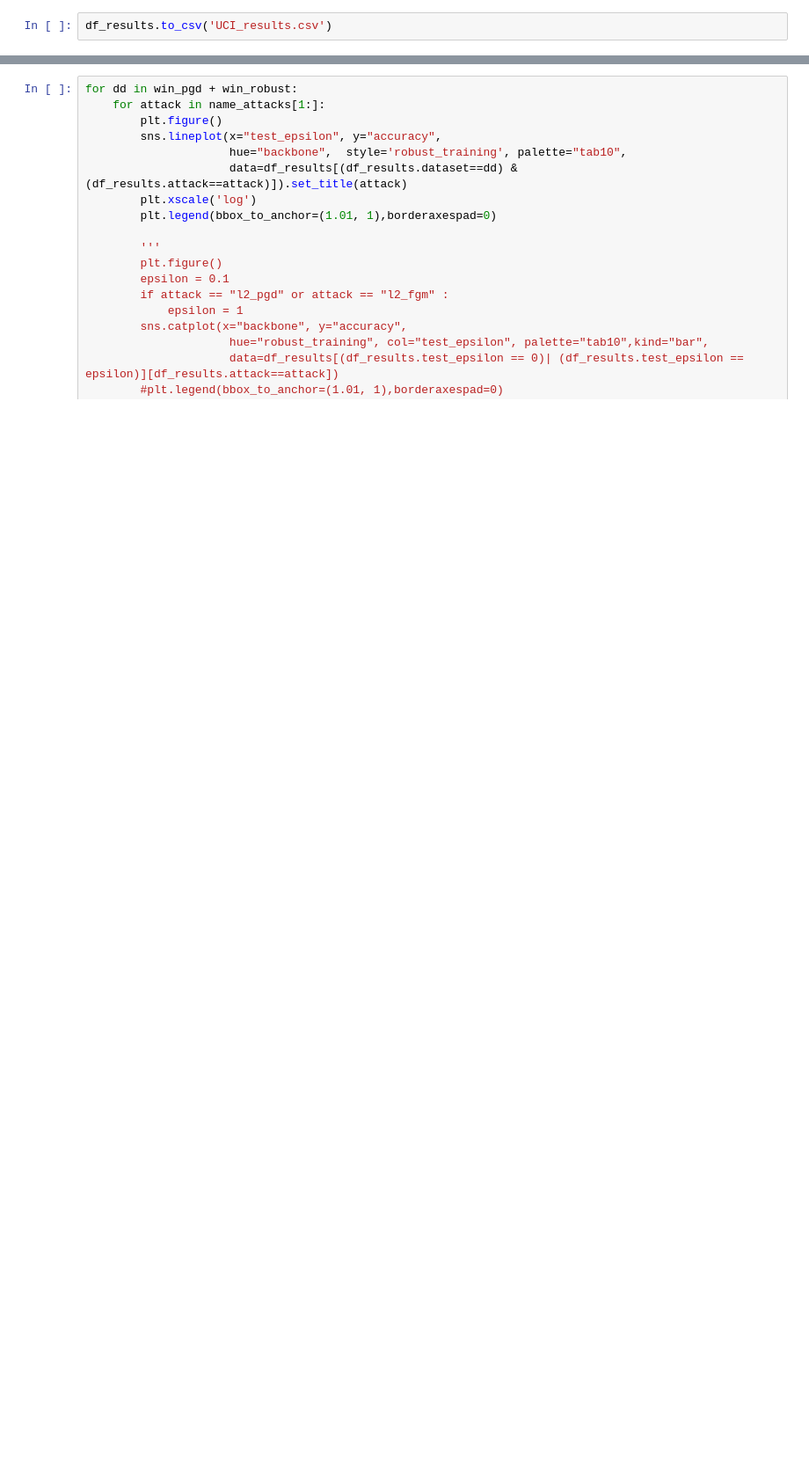
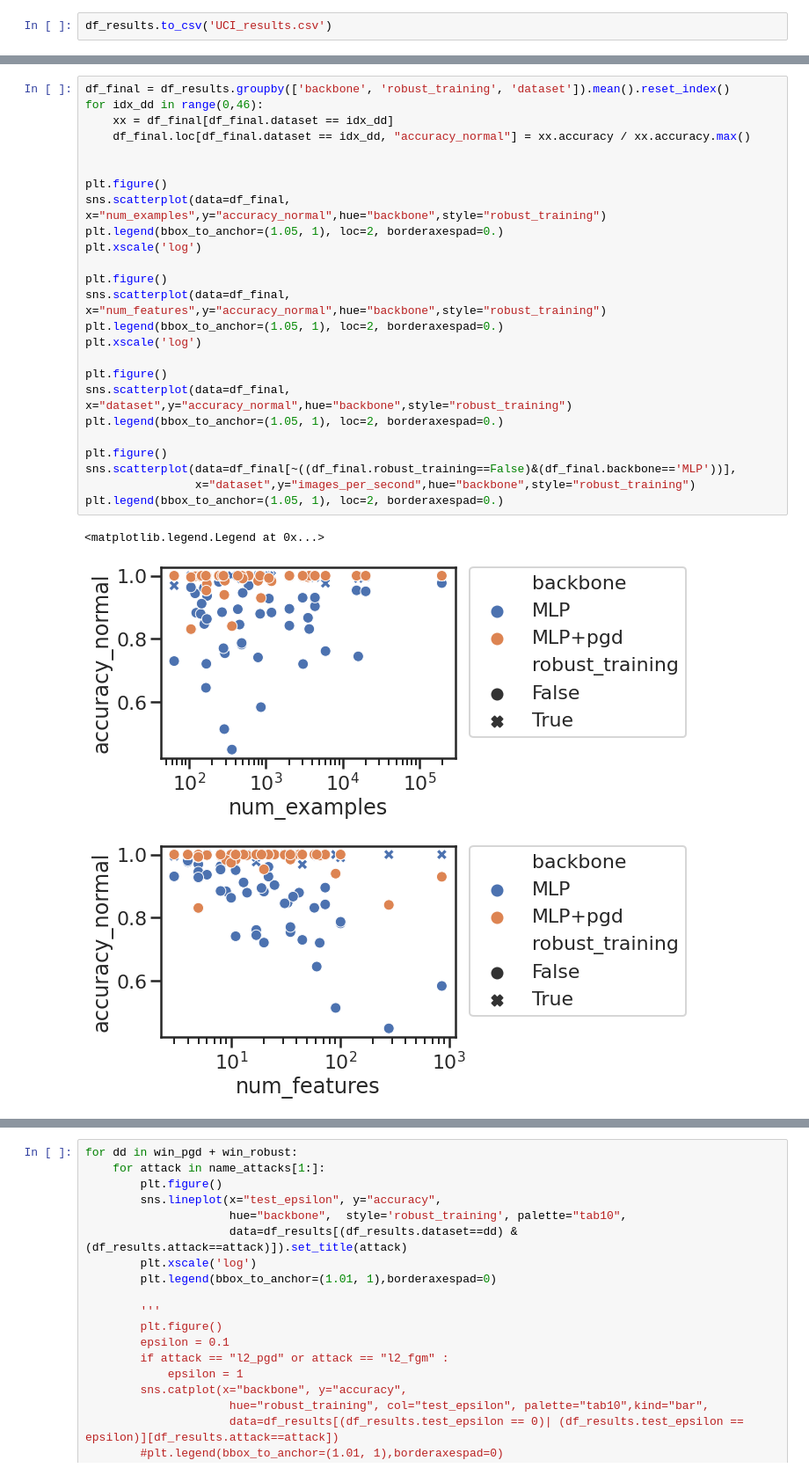
Before and after one commit to kimvc7/Robustness, a Jupyter notebook: notebooks/UCI.ipynb, the cells around one changed output, grey strips where cells are left out. Shown at 88% size. Drawn from its saved outputs; the diff is of its cells as text; blank space fills up the shorter version.

```diff
--- a/notebooks/UCI.ipynb
+++ b/notebooks/UCI.ipynb
@@ -214,0 +250,29 @@ plt.legend(bbox_to_anchor=(1.05, 1), loc=2, borderaxespad=0.)
+# %%
+df_final = df_results.groupby(['backbone', 'robust_training', 'dataset']).mean().reset_index()
+for idx_dd in range(0,46):
+    xx = df_final[df_final.dataset == idx_dd]
+    df_final.loc[df_final.dataset == idx_dd, "accuracy_normal"] = xx.accuracy / xx.accuracy.max()
+
+
+plt.figure()
+sns.scatterplot(data=df_final, x="num_examples",y="accuracy_normal",hue="backbone",style="robust_training")
+plt.legend(bbox_to_anchor=(1.05, 1), loc=2, borderaxespad=0.)
+plt.xscale('log')
+
+plt.figure()
+sns.scatterplot(data=df_final, x="num_features",y="accuracy_normal",hue="backbone",style="robust_training")
+plt.legend(bbox_to_anchor=(1.05, 1), loc=2, borderaxespad=0.)
+plt.xscale('log')
+
+plt.figure()
+sns.scatterplot(data=df_final, x="dataset",y="accuracy_normal",hue="backbone",style="robust_training")
+plt.legend(bbox_to_anchor=(1.05, 1), loc=2, borderaxespad=0.)
+
+plt.figure()
+sns.scatterplot(data=df_final[~((df_final.robust_training==False)&(df_final.backbone=='MLP'))],
+                x="dataset",y="images_per_second",hue="backbone",style="robust_training")
+plt.legend(bbox_to_anchor=(1.05, 1), loc=2, borderaxespad=0.)
+# %% [output]
+<matplotlib.legend.Legend at 0x...>
+[figure, added]
+[figure, added]
```
Also changed, not shown: parts of 8 cells of this notebook, 12 other files.
